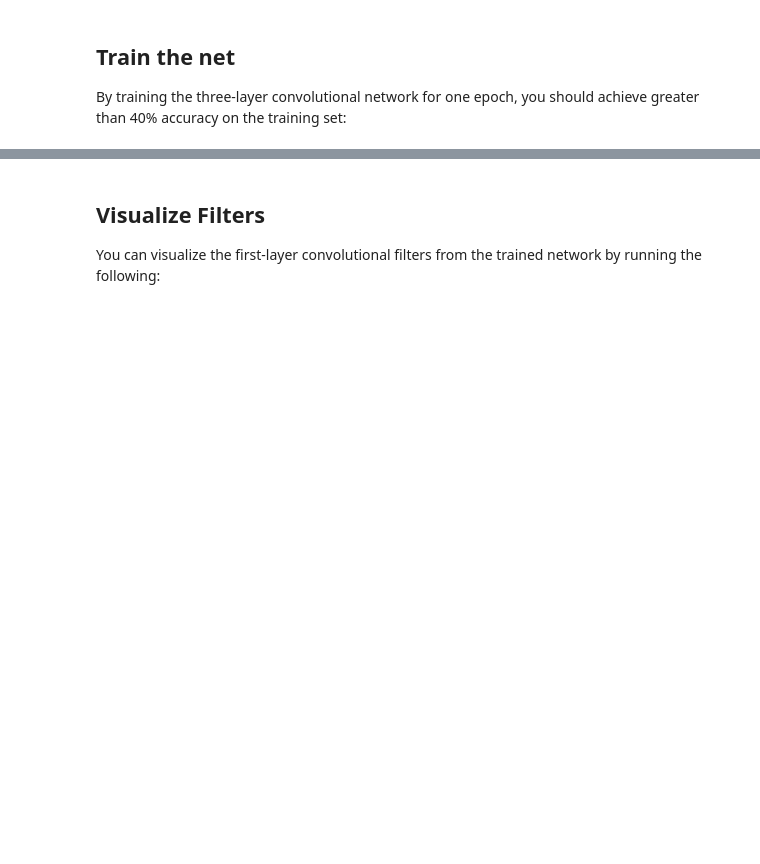
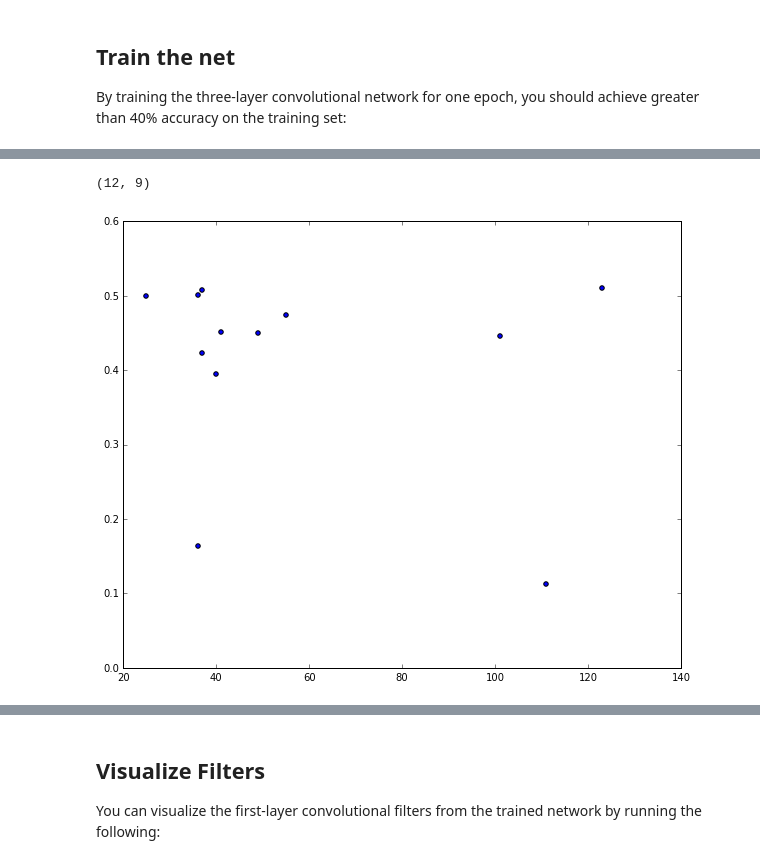
Before and after one commit to martykube/cs231n, a Jupyter notebook: assignment2/ConvolutionalNetworks.ipynb, the cells around one changed output, grey strips where cells are left out. Cells and saved outputs as stored; diff of their text form; code cells hidden in the pictures; blank space fills up the shorter version.

```diff
--- a/assignment2/ConvolutionalNetworks.ipynb
+++ b/assignment2/ConvolutionalNetworks.ipynb
@@ -555,0 +692,16 @@ solver.train()
+# %%
+
+
+
+with open('run-results-02.txt', 'r') as run_file:
+     lines = [line.rstrip('\n') for line in run_file]
+
+lines = np.array([np.array(eval(l)) for l in lines])
+print lines.shape
+# %% [output]
+(12, 9)
+# %%
+plt.scatter(lines[:, 4], lines[:, 8])
+plt.show()
+# %% [output]
+[figure, added]
```
Also changed, not shown: parts of 15 cells of this notebook, 3 other files.
